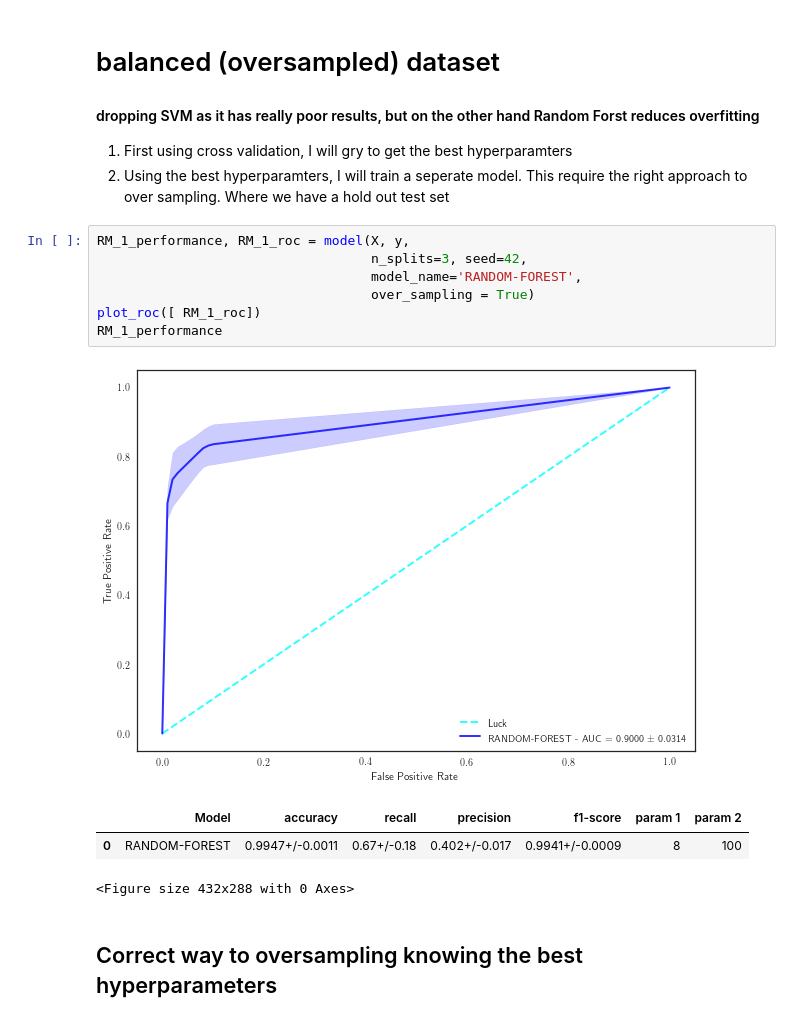
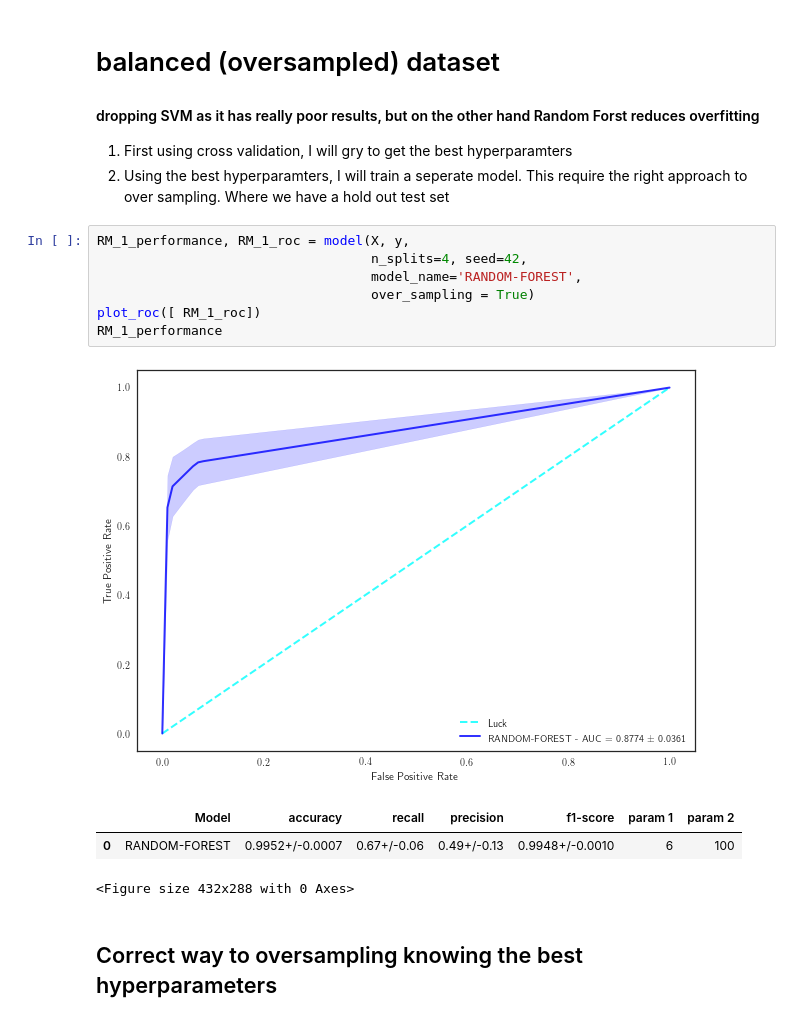
Before and after one commit to Ostyk/Wonka-bar, a Jupyter notebook: code/pipeline.ipynb, the cells around one changed output. Drawn from its saved outputs; the diff is of its cells as text.

```diff
--- a/code/pipeline.ipynb
+++ b/code/pipeline.ipynb
@@ -96,15 +92,15 @@ The performance is quite poor, let's try to use sampling techniques to better tr
 2. Using the best hyperparamters, I will train a seperate model. This require the right approach to over sampling. Where we have a hold out test set
 # %%
 RM_1_performance, RM_1_roc = model(X, y,
-                                   n_splits=3, seed=42,
+                                   n_splits=4, seed=42,
                                    model_name='RANDOM-FOREST',
                                    over_sampling = True)
 plot_roc([ RM_1_roc])
 RM_1_performance
 # %% [output]
-[figure, old version]
+[figure, new version]
 |  | Model | accuracy | recall | precision | f1-score | param 1 | param 2 |
-| 0 | RANDOM-FOREST | 0.9947+/-0.0011 | 0.67+/-0.18 | 0.402+/-0.017 | 0.9941+/-0.0009 | 8 | 100 |
+| 0 | RANDOM-FOREST | 0.9952+/-0.0007 | 0.67+/-0.06 | 0.49+/-0.13 | 0.9948+/-0.0010 | 6 | 100 |
 <Figure size 432x288 with 0 Axes>
 # %% [markdown]
 ## Correct way to oversampling knowing the best hyperparameters
```
Also changed, not shown: parts of 30 cells of this notebook, 23 other files.
